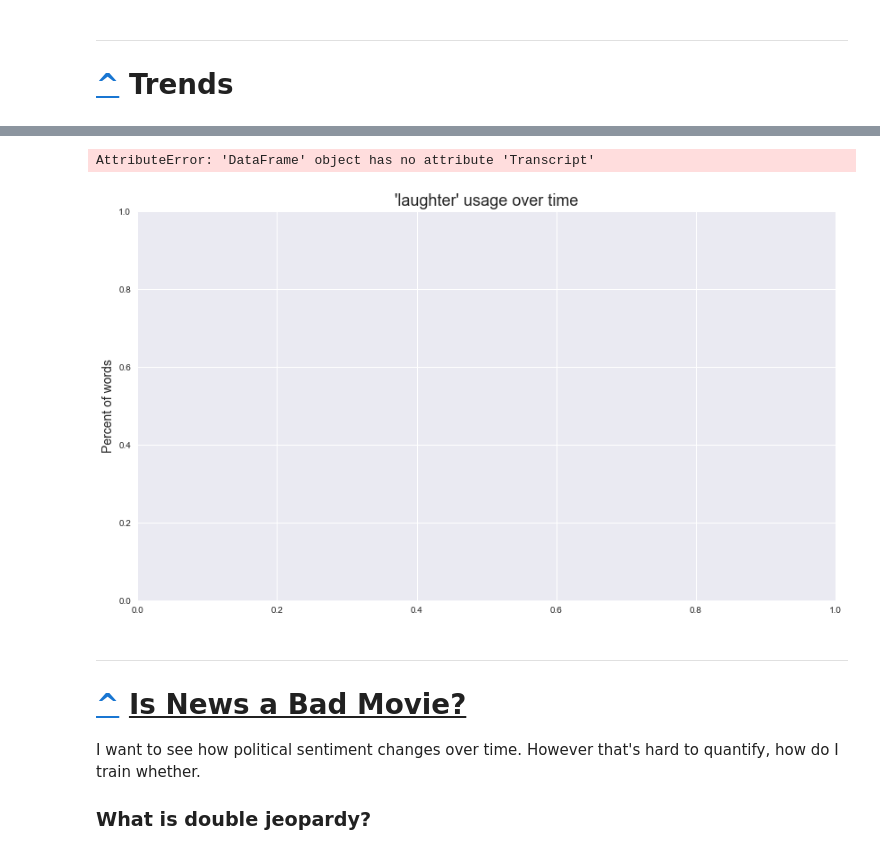
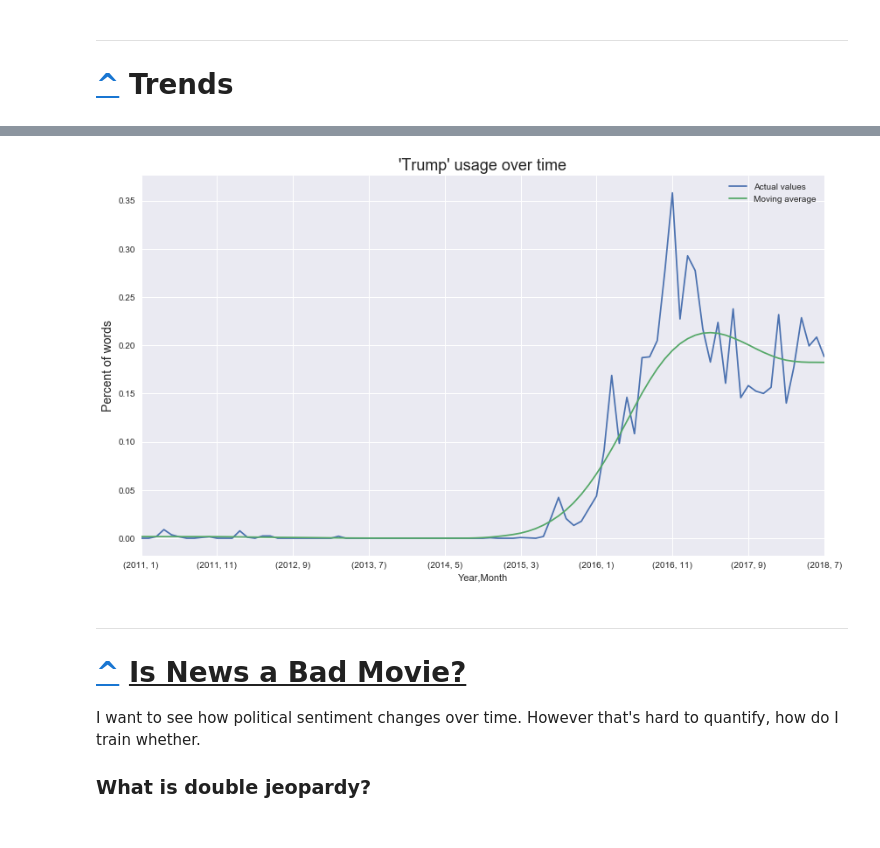
Before and after one commit to pstetz/PBS-Newshour, a Jupyter notebook: analysis.ipynb, the cells around one changed output, grey strips where cells are left out. Drawn from its saved outputs; the diff is of its cells as text; code cells hidden in the pictures.

```diff
--- a/analysis.ipynb
+++ b/analysis.ipynb
@@ -144,14 +147,14 @@ class color:
 # %%
 dateparse = lambda x: pd.datetime.strptime(x, "%Y-%m-%d %H:%M:%S")
 
-df = pd.read_csv("data/PBS-newhour-clean.csv", parse_dates=['Date'], date_parser=dateparse)
+pbs = pd.read_csv("data/PBS-newhour-clean.csv", parse_dates=['Date'], date_parser=dateparse)
 for col in ["Transcript", "Story", "Speakers"]:
-    df[col] = df[col].map(string_literal)
+    pbs[col] = pbs[col].map(string_literal)
 
-df.Speakers = df.Speakers.map(set)
-df["Year"]  = df.Date.map(lambda x: x.year)
-df["Month"] = df.Date.map(lambda x: x.month)
+pbs.Speakers = pbs.Speakers.map(set)
+pbs["Year"]  = pbs.Date.map(lambda x: x.year)
+pbs["Month"] = pbs.Date.map(lambda x: x.month)
 
-print("Shape of df:", df.shape)
-df.head()
+print("Shape of pbs:", pbs.shape)
+pbs.head()
 # %% [output]
@@ -194,7 +197,7 @@ https://www.pbs.org/newshour/show/robert-macneil-and-jim-lehrer-and-the-watergat
 
 The oldest complete transcript on PBS's website is an interview with Fidel Castro in February of 1985.
 # %%
-temp = df[df.Transcript.map(lambda x: x != [])].iloc[0]
+temp = pbs[pbs.Transcript.map(lambda x: x != [])].iloc[0]
 
 print(f"{color.BOLD}{temp.Date}{color.END}")
 print(f"{color.BOLD}{temp.Title}{color.END}")
@@ -324,45 +343,60 @@ Showing results for: ANGELA MERKEL
 # %%
-from collections import Counter
+LIMIT_TIME     = True
+ROLLING_WINDOW = 16
 
-LIMIT_TIME = False
-
-topics     = ["Obama", "Trump", "Clinton", "Immigration", "Congress", "Cuba", "laughter"]
-topic      = topics[-1]
+topics     = ["Obama", "Trump", "Clinton", "Bush", "Immigration", "Congress", "laughter", "Racism"]
+topic      = topics[1]
 
 def topic_popularity(topic):
     def popularity_helper(transcript):
         transcript = list(map(lambda x: x[1][0], transcript))
         transcript = (" ".join(transcript).lower()).split(" ")
         N          = len(transcript)
         counts     = Counter(transcript)
         return (counts[topic.lower()] / N) * 100
     return popularity_helper
 
 plt.figure(figsize=(14, 8))
 plt.title(f"'{topic}' usage over time", fontsize=18)
 plt.ylabel("Percent of words", fontsize=14)
 
-df["Temp"] = (
-                df[df.Transcript.map(lambda x: x != [])]
+pbs["Temp"] = (
+                pbs[pbs.Transcript.map(lambda x: x != [])]
                     .Transcript
                     .map(topic_popularity(topic))
                 )
 
 if LIMIT_TIME:
-    temp = df[df.Year > 2010]
+    temp = pbs[pbs.Year > 2010]
 else:
-    temp = df
+    temp = pbs
 
-(temp
+temp = (temp
      .groupby(["Year", "Month"])
      .Temp
      .apply(np.mean)
-).plot()
+)
 
-df.drop("Temp", axis=1, inplace=True)
+temp.plot(label="Actual values")
+
+temp = temp.rolling(
+    window=ROLLING_WINDOW,
+    center=True, min_periods=1).mean()
+
+temp = temp.rolling(
+    window=ROLLING_WINDOW // 2,
+    center=True, min_periods=1).mean()
+
+temp = temp.rolling(
+    window=ROLLING_WINDOW // 4,
+    center=True, min_periods=1).mean()
+
+temp.plot(label="Moving average")
+
+plt.legend()
+pbs.drop("Temp", axis=1, inplace=True)
 # %% [output]
-AttributeError: 'DataFrame' object has no attribute 'Transcript'
-[figure, old version]
+[figure, new version]
 # %% [markdown]
 ---
 <a id="movies"></a>
```
Also changed, not shown: parts of 28 cells of this notebook.
